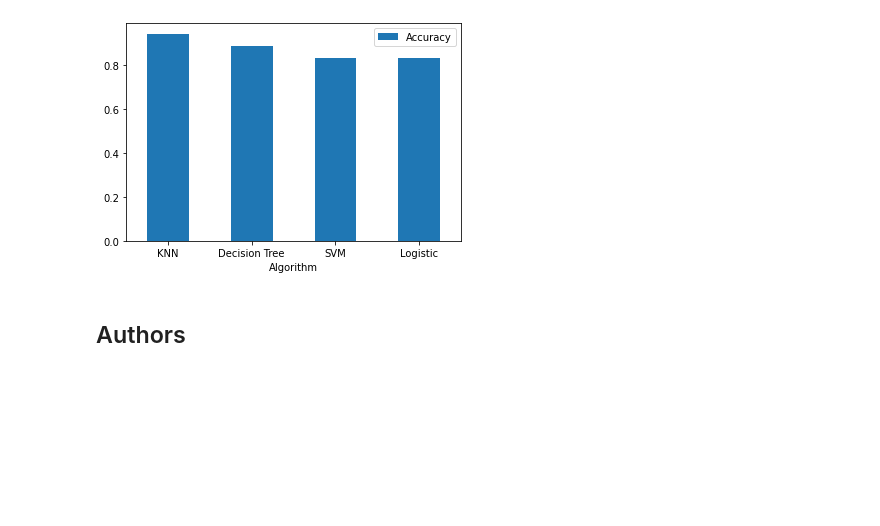
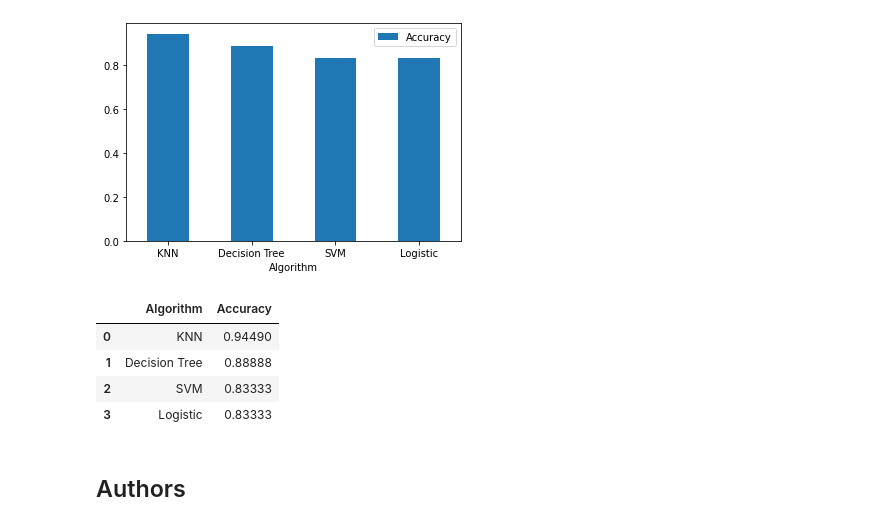
Before and after one commit to yschoigh/testrepo, a Jupyter notebook: ML Test.ipynb, the cells around one changed output. Saved outputs shown, nothing was run; the diff lists cells and outputs as text; code cells hidden in the pictures; blank space fills up the shorter version.

```diff
--- a/ML Test.ipynb
+++ b/ML Test.ipynb
@@ -369,6 +369,14 @@ Accuracy= pd.DataFrame(result,columns=['Algorithm','Accuracy'])
 ax = Accuracy.plot.bar(x='Algorithm', y='Accuracy', rot=0)
 # %% [output]
 [figure]
+# %%
+Accuracy
+# %% [output]
+|  | Algorithm | Accuracy |
+| 0 | KNN | 0.94490 |
+| 1 | Decision Tree | 0.88888 |
+| 2 | SVM | 0.83333 |
+| 3 | Logistic | 0.83333 |
 # %% [markdown]
 ## Authors
 # %% [markdown]
```
